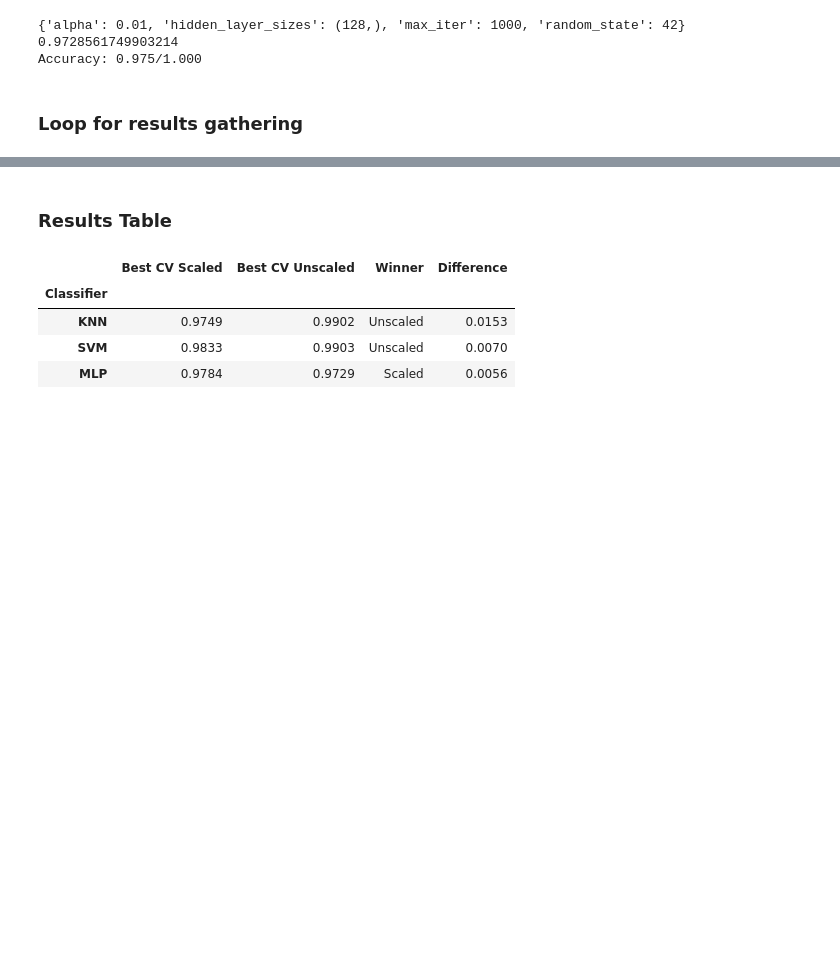
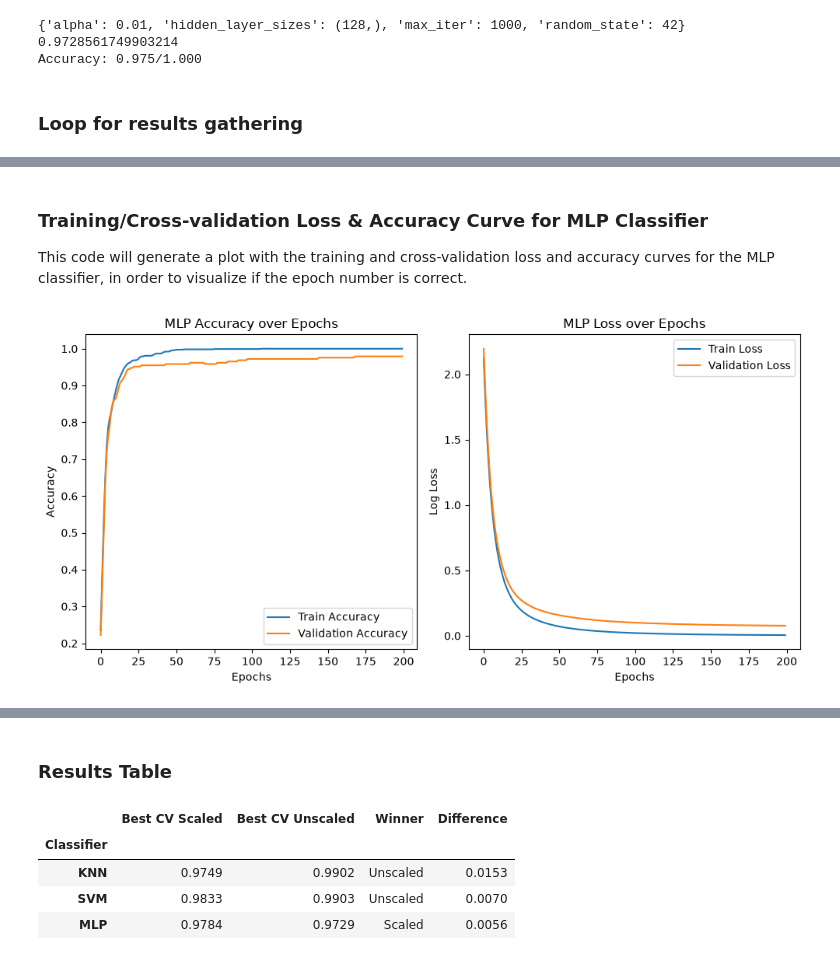
Before and after one commit to migasantunes/Classifiers_KNN_SVM_MLP, a Jupyter notebook: project2.ipynb, the cells around one changed output, grey strips where cells are left out. Cells and saved outputs as stored; diff of their text form; code cells hidden in the pictures; blank space fills up the shorter version.

```diff
--- a/project2.ipynb
+++ b/project2.ipynb
@@ -291 +240,42 @@ weighted avg       0.98      0.98      0.98       360
 [figure]
+# %% [markdown]
+### Training/Cross-validation Loss & Accuracy Curve for MLP Classifier
+This code will generate a plot with the training and cross-validation loss and accuracy curves for the MLP classifier, in order to visualize if the epoch number is correct.
+# %%
+X_fit, X_val, y_fit, y_val = train_test_split(X_tr, y_tr, test_size=0.2, stratify=y_tr, random_state=42)
+
+scaler = StandardScaler().fit(X_fit)
+X_fit_s, X_val_s = scaler.transform(X_fit), scaler.transform(X_val)
+
+mlp = MLP(hidden_layer_sizes=(64,), alpha=0.0001, random_state=42)
+train_acc, val_acc = list(), list()
+train_loss, val_loss = list(), list()
+
+for epoch in range(200):
+    mlp.partial_fit(X_fit_s, y_fit, classes=np.unique(y_tr))
+
+    train_acc.append(mlp.score(X_fit_s, y_fit))
+    val_acc.append(mlp.score(X_val_s, y_val))
+
+    train_loss.append(log_loss(y_fit, mlp.predict_proba(X_fit_s)))
+    val_loss.append(log_loss(y_val, mlp.predict_proba(X_val_s)))
+
+plt.figure(figsize=(10, 5))
+plt.subplot(1, 2, 1)
+plt.plot(train_acc, label="Train Accuracy")
+plt.plot(val_acc, label="Validation Accuracy")
+plt.title("MLP Accuracy over Epochs")
+plt.xlabel("Epochs")
+plt.ylabel("Accuracy")
+plt.legend()
+plt.subplot(1, 2, 2)
+plt.plot(train_loss, label="Train Loss")
+plt.plot(val_loss, label="Validation Loss")
+plt.title("MLP Loss over Epochs")
+plt.xlabel("Epochs")
+plt.ylabel("Log Loss")
+plt.legend()
+plt.tight_layout()
+plt.show()
+# %% [output]
+[figure, added]
```
Also changed, not shown: parts of 14 cells of this notebook, 2 other files.
